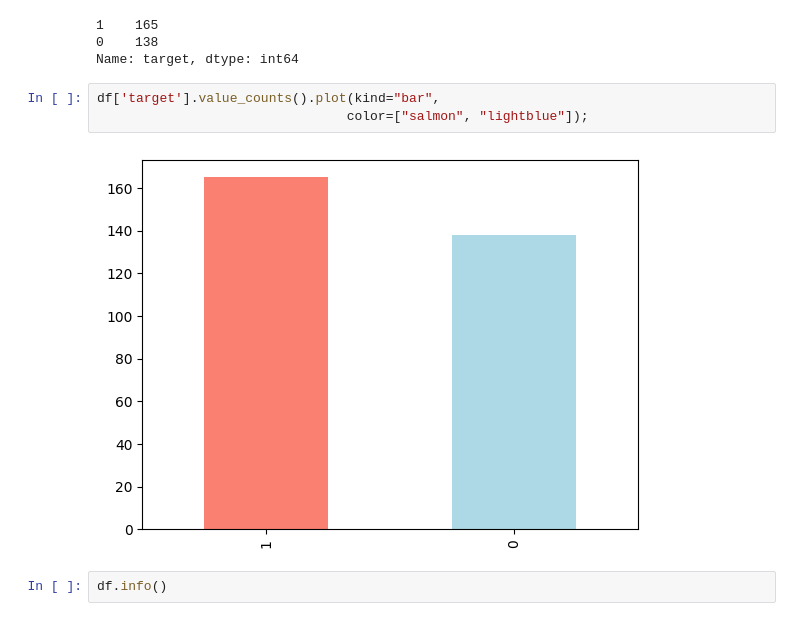
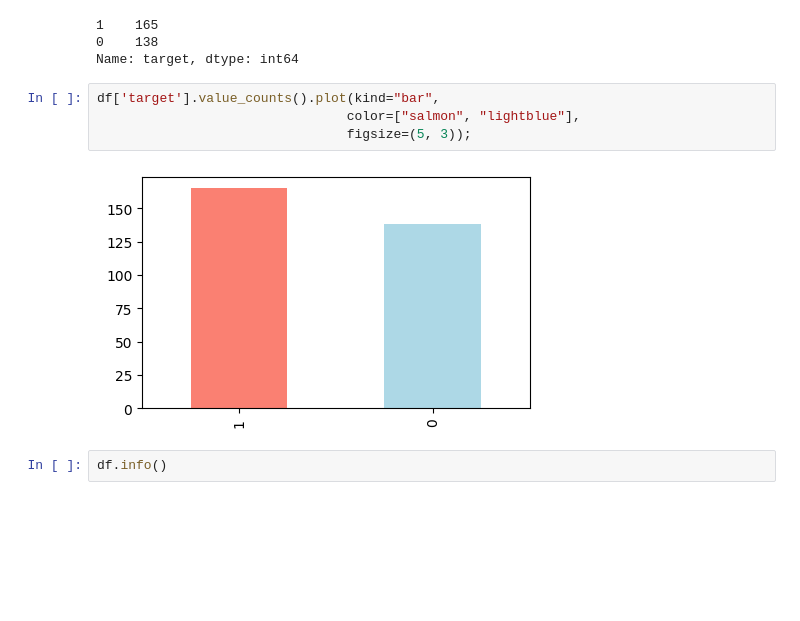
Before and after one commit to Hirushaashinshana/machineLearning, a Jupyter notebook: Scikit_Learn/Project/project_01/index.ipynb, the cells around one changed output. Saved outputs shown, nothing was run; the diff lists cells and outputs as text; blank space fills up the shorter version.

```diff
--- a/Scikit_Learn/Project/project_01/index.ipynb
+++ b/Scikit_Learn/Project/project_01/index.ipynb
@@ -72,9 +72,10 @@ df['target'].value_counts()
 Name: target, dtype: int64
 # %%
 df['target'].value_counts().plot(kind="bar",
-                                color=["salmon", "lightblue"]);
+                                color=["salmon", "lightblue"],
+                                figsize=(5, 3));
 # %% [output]
-[figure, old version]
+[figure, new version]
 # %%
 df.info()
 # %% [output]
```
Also changed, not shown: parts of 2 cells of this notebook.
